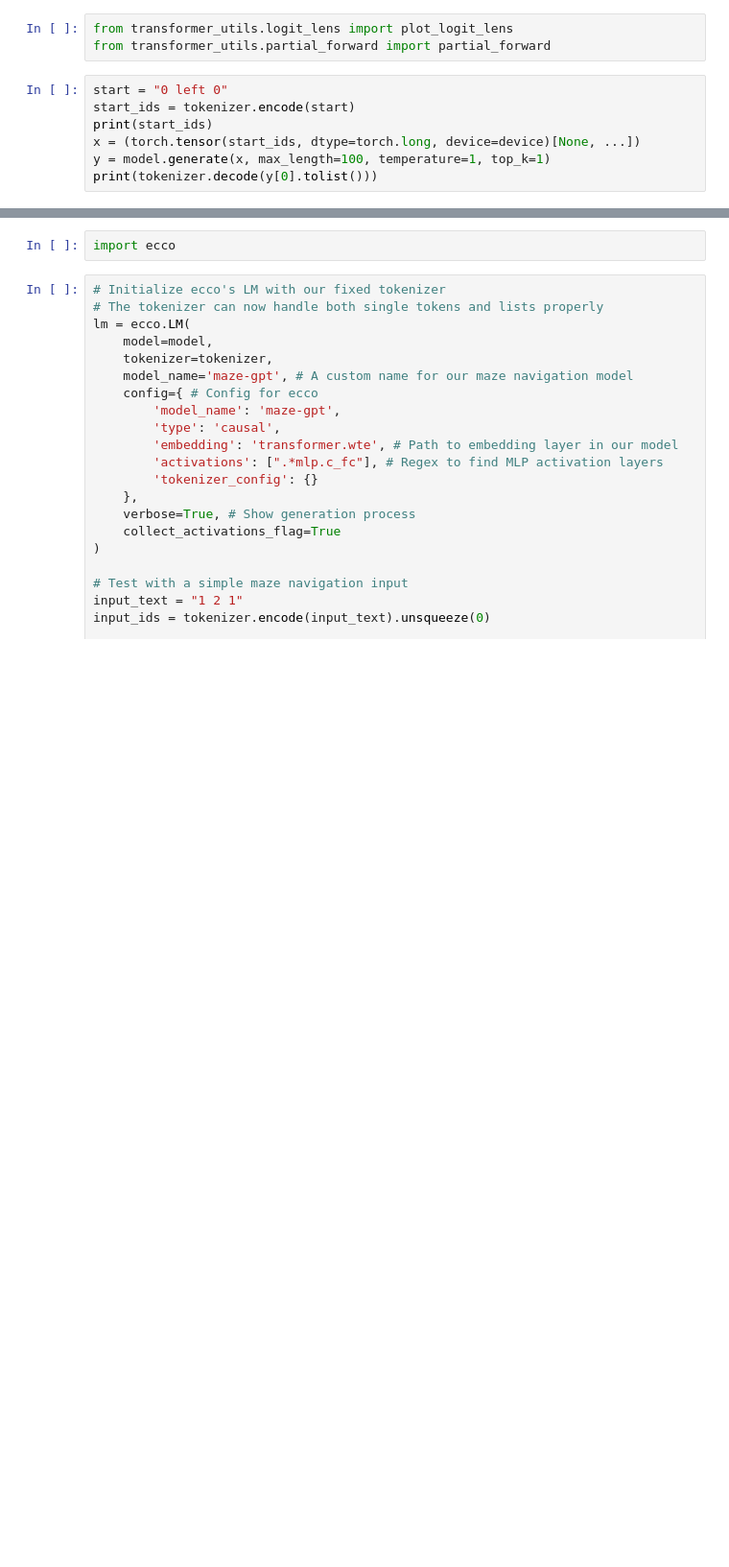
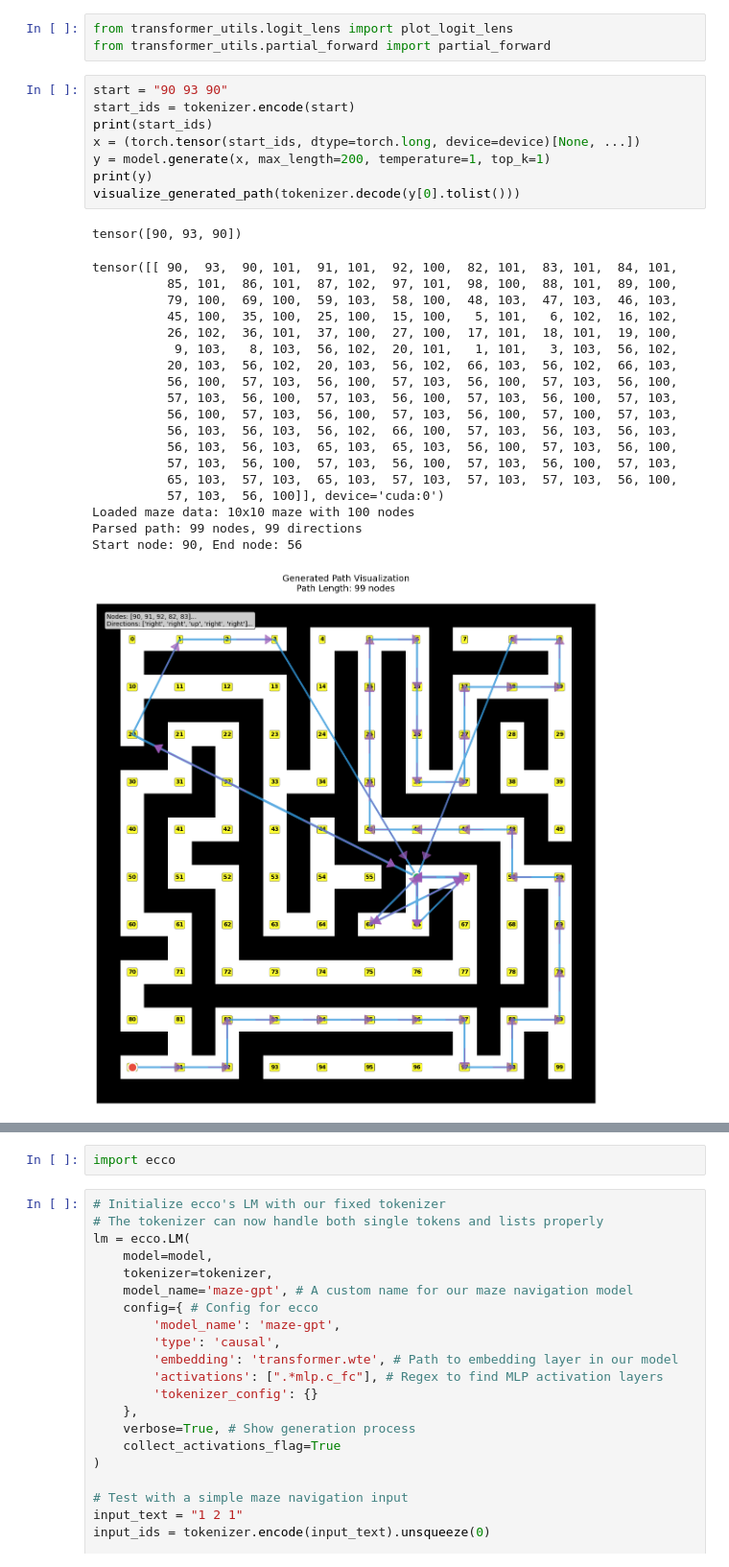
Before and after one commit to hxu129/grid-in-llm, a Jupyter notebook: logit_lens.ipynb, the cells around one changed output, grey strips where cells are left out. Shown at 96% size. Saved outputs shown, nothing was run; the diff lists cells and outputs as text; blank space fills up the shorter version.

```diff
--- a/logit_lens.ipynb
+++ b/logit_lens.ipynb
@@ -375,9 +430,31 @@ print(data[5])
 from transformer_utils.logit_lens import plot_logit_lens
 from transformer_utils.partial_forward import partial_forward
 # %%
-start = "0 left 0"
+start = "90 93 90"
 start_ids = tokenizer.encode(start)
 print(start_ids)
 x = (torch.tensor(start_ids, dtype=torch.long, device=device)[None, ...])
-y = model.generate(x, max_length=100, temperature=1, top_k=1)
-print(tokenizer.decode(y[0].tolist()))
+y = model.generate(x, max_length=200, temperature=1, top_k=1)
+print(y)
+visualize_generated_path(tokenizer.decode(y[0].tolist()))
+# %% [output]
+tensor([90, 93, 90])
+tensor([[ 90,  93,  90, 101,  91, 101,  92, 100,  82, 101,  83, 101,  84, 101,
+          85, 101,  86, 101,  87, 102,  97, 101,  98, 100,  88, 101,  89, 100,
+          79, 100,  69, 100,  59, 103,  58, 100,  48, 103,  47, 103,  46, 103,
+          45, 100,  35, 100,  25, 100,  15, 100,   5, 101,   6, 102,  16, 102,
+          26, 102,  36, 101,  37, 100,  27, 100,  17, 101,  18, 101,  19, 100,
+           9, 103,   8, 103,  56, 102,  20, 101,   1, 101,   3, 103,  56, 102,
+          20, 103,  56, 102,  20, 103,  56, 102,  66, 103,  56, 102,  66, 103,
+          56, 100,  57, 103,  56, 100,  57, 103,  56, 100,  57, 103,  56, 100,
+          57, 103,  56, 100,  57, 103,  56, 100,  57, 103,  56, 100,  57, 103,
+          56, 100,  57, 103,  56, 100,  57, 103,  56, 100,  57, 100,  57, 103,
+          56, 103,  56, 103,  56, 102,  66, 100,  57, 103,  56, 103,  56, 103,
+          56, 103,  56, 103,  65, 103,  65, 103,  56, 100,  57, 103,  56, 100,
+          57, 103,  56, 100,  57, 103,  56, 100,  57, 103,  56, 100,  57, 103,
+          65, 103,  57, 103,  65, 103,  57, 103,  57, 103,  57, 103,  56, 100,
+          57, 103,  56, 100]], device='cuda:0')
+Loaded maze data: 10x10 maze with 100 nodes
+Parsed path: 99 nodes, 99 directions
+Start node: 90, End node: 56
+[figure, added]
```
Also changed, not shown: parts of 13 cells of this notebook, 4 other files.
